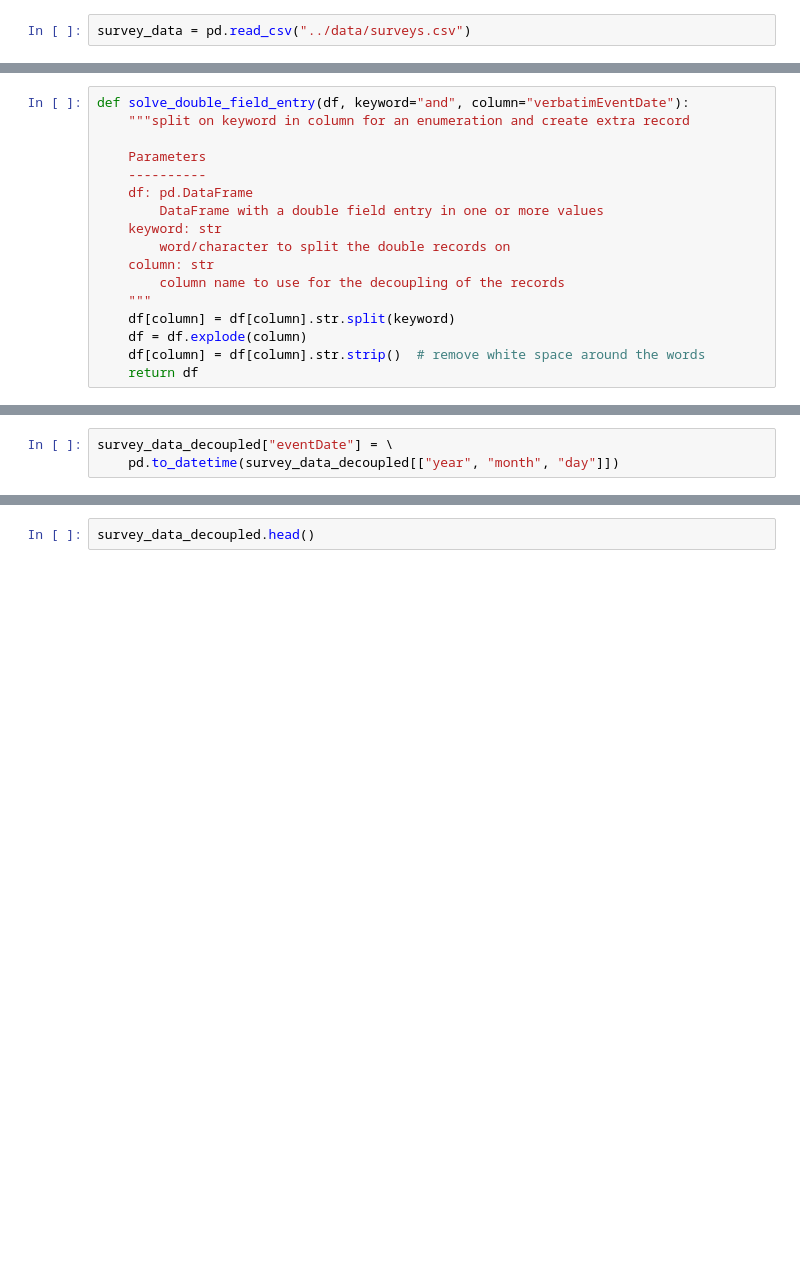
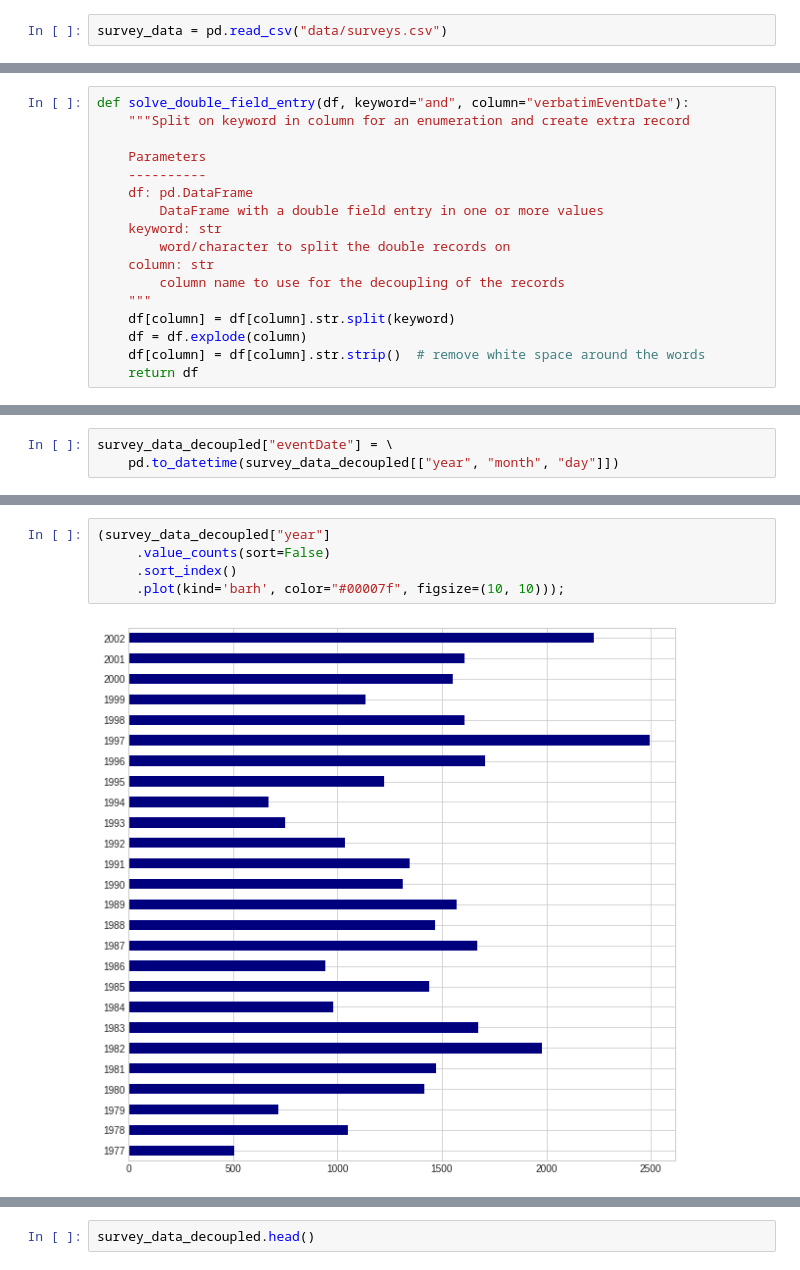
Before and after one commit to jorisvandenbossche/DS-python-data-analysis, a Jupyter notebook: _solved/case2_observations_processing.ipynb, the cells around one changed output, grey strips where cells are left out. Cells and saved outputs as stored; diff of their text form; blank space fills up the shorter version.

```diff
--- a/_solved/case2_observations_processing.ipynb
+++ b/_solved/case2_observations_processing.ipynb
@@ -46,7 +46,7 @@ The data originates from a [study](http://esapubs.org/archive/ecol/E090/118/meta
 # %% [markdown]
 Reading in the data of the individual surveys:
 # %%
-survey_data = pd.read_csv("../data/surveys.csv")
+survey_data = pd.read_csv("data/surveys.csv")
 # %%
 survey_data.head()
 # %% [output]
@@ -245,7 +269,7 @@ Name: species, dtype: object
 To make this reusable, let's create a dedicated function to combine these steps, called `solve_double_field_entry`:
 # %%
 def solve_double_field_entry(df, keyword="and", column="verbatimEventDate"):
-    """split on keyword in column for an enumeration and create extra record
+    """Split on keyword in column for an enumeration and create extra record
 
     Parameters
     ----------
@@ -399 +456,8 @@ Just let's do a check the amount of data for each year:
+# %%
+(survey_data_decoupled["year"]
+     .value_counts(sort=False)
+     .sort_index()
+     .plot(kind='barh', color="#00007f", figsize=(10, 10)));
+# %% [output]
+[figure, added]
 # %%
```
Also changed, not shown: parts of 102 cells of this notebook.
